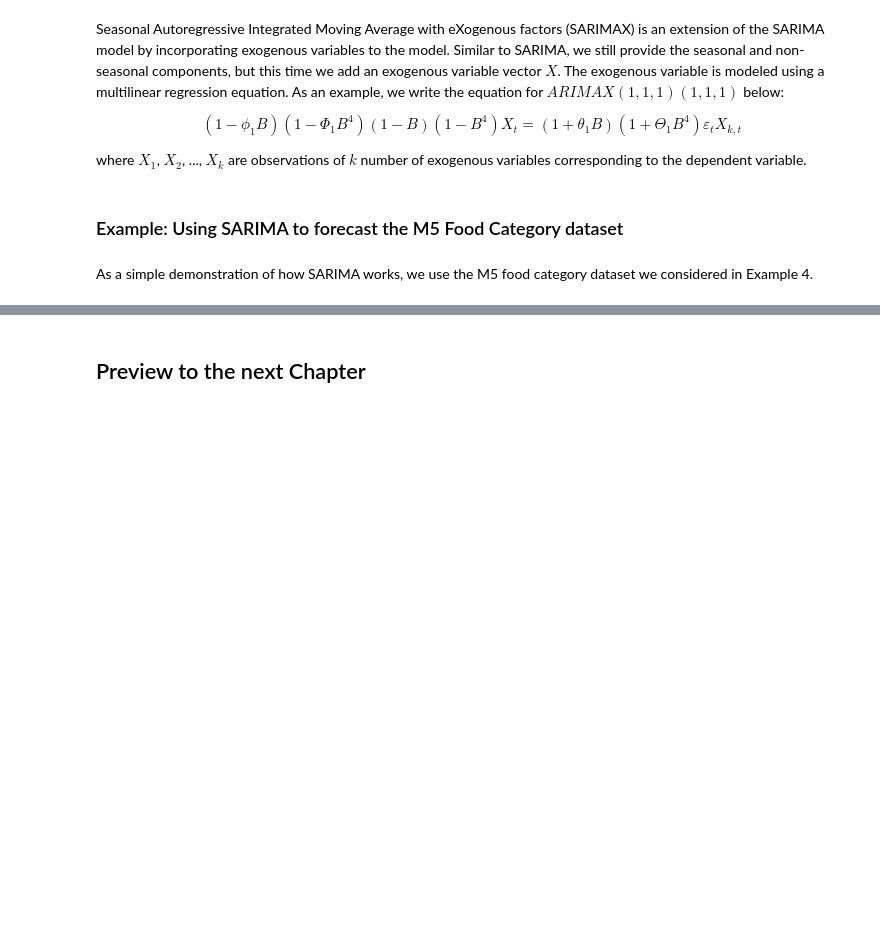
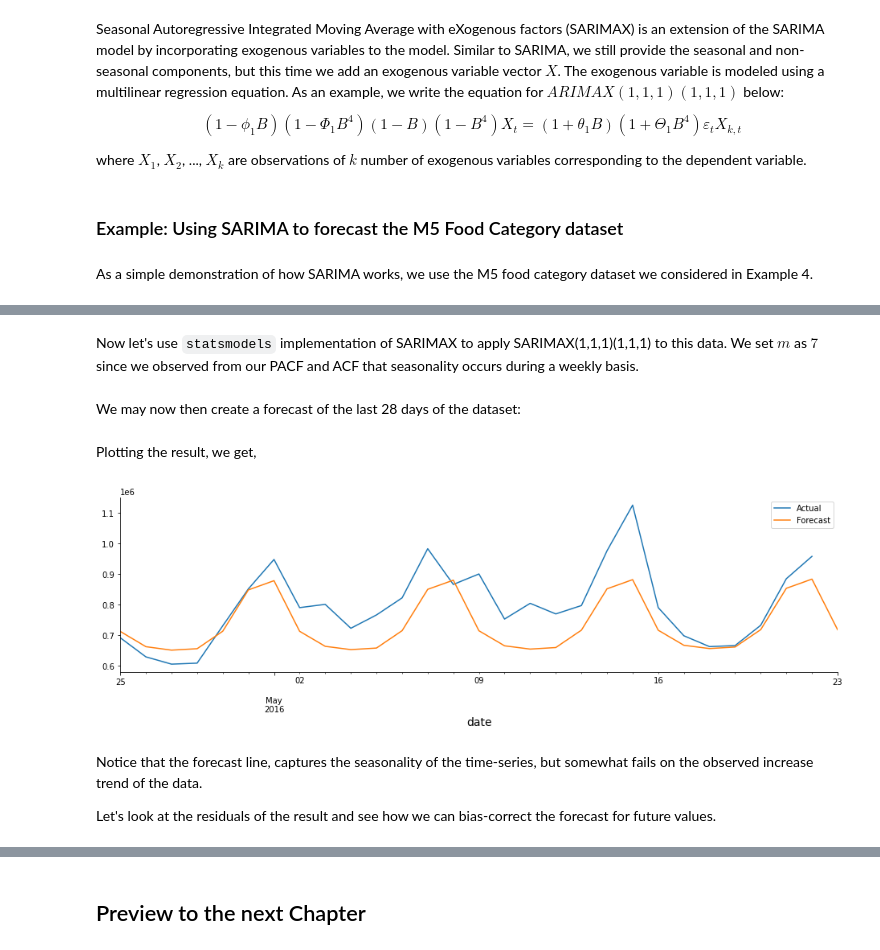
Before and after one commit to norbertgerena/time_series_handbook, a Jupyter notebook: 01_AutoRegressiveIntegratedMovingAverage/01_AutoRegressiveIntegratedMovingAverage.ipynb, the cells around one changed output, grey strips where cells are left out. Cells and saved outputs as stored; diff of their text form; code cells hidden in the pictures; blank space fills up the shorter version.

Commit message:
Add SARIMA example

```diff
--- a/01_AutoRegressiveIntegratedMovingAverage/01_AutoRegressiveIntegratedMovingAverage.ipynb
+++ b/01_AutoRegressiveIntegratedMovingAverage/01_AutoRegressiveIntegratedMovingAverage.ipynb
@@ -1330,3 +1330,12 @@ where $X_1$, $X_2$, ..., $X_k$ are observations of $k$ number of exogenous varia
 ### Example: Using SARIMA to forecast the M5 Food Category dataset
 # %% [markdown]
 As a simple demonstration of how SARIMA works, we use the M5 food category dataset we considered in Example 4.
+# %%
+# M5 food category dataset
+data = (pd.read_csv('../data/m5-food-revenue.csv',
+                    parse_dates=['date'])
+          .set_index('date').revenue)
+
+# Handle outliers
+data[data.sort_values().head(5).index] = np.nan
+data = data.fillna(method='ffill')
@@ -1332,0 +1346,32 @@ As a simple demonstration of how SARIMA works, we use the M5 food category datas
+# %% [markdown]
+Now let's use `statsmodels` implementation of SARIMAX to apply SARIMAX(1,1,1)(1,1,1) to this data. We set $m$ as $7$ since we observed from our PACF and ACF that seasonality occurs during a weekly basis.
+# %%
+import statsmodels.api as sm
+
+# Initialize the SARIMAX model
+model = sm.tsa.statespace.SARIMAX(
+    data, order=(1, 1, 1), seasonal_order=(1, 1, 1, 7))
+
+# Fit the model to the given data
+result = model.fit()
+# %% [markdown]
+We may now then create a forecast of the last 28 days of the dataset:
+# %%
+test_start, test_end = len(data) - 28, len(data)
+forecast = result.predict(start=test_start, end=test_end, dynamic=True)
+# %% [markdown]
+Plotting the result, we get,
+# %%
+# Get test data
+test_data = data.iloc[test_start:]
+
+# Plot the forecast and the actual data
+ax = test_data.plot(label="Actual")
+forecast.plot(ax=ax, label="Forecast")
+ax.legend();
+# %% [output]
+[figure, added]
+# %% [markdown]
+Notice that the forecast line, captures the seasonality of the time-series, but somewhat fails on the observed increase trend of the data.
+
+Let's look at the residuals of the result and see how we can bias-correct the forecast for future values.
```
Also changed, not shown: parts of 6 cells of this notebook.
